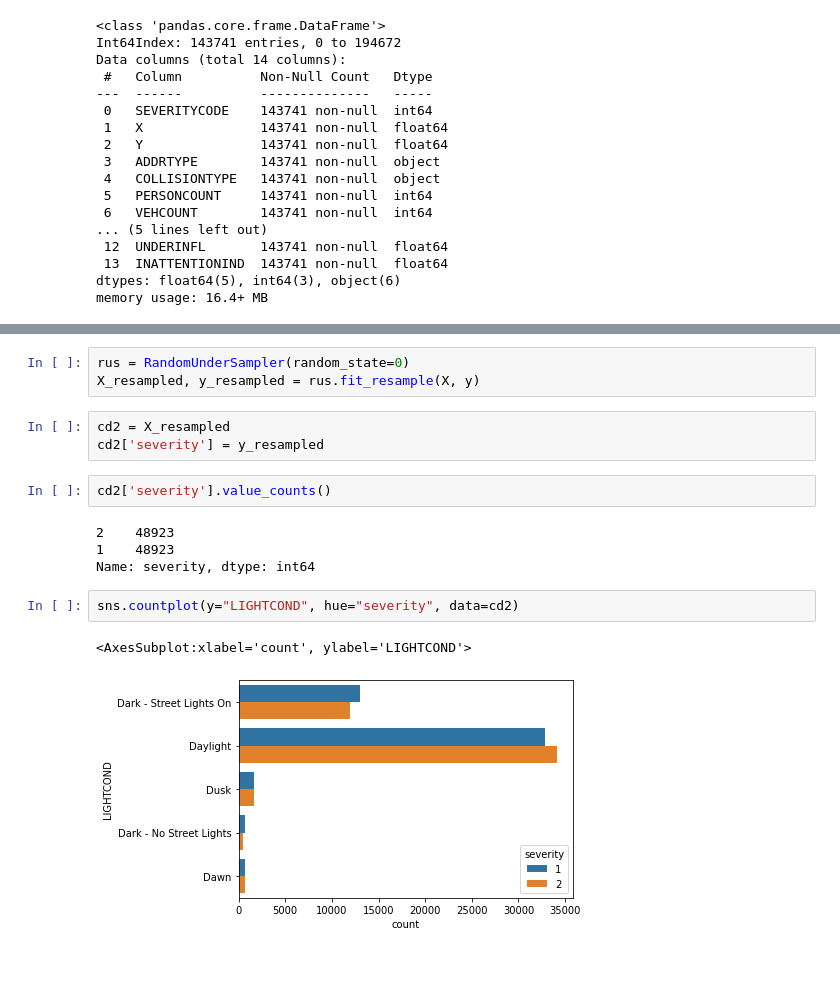
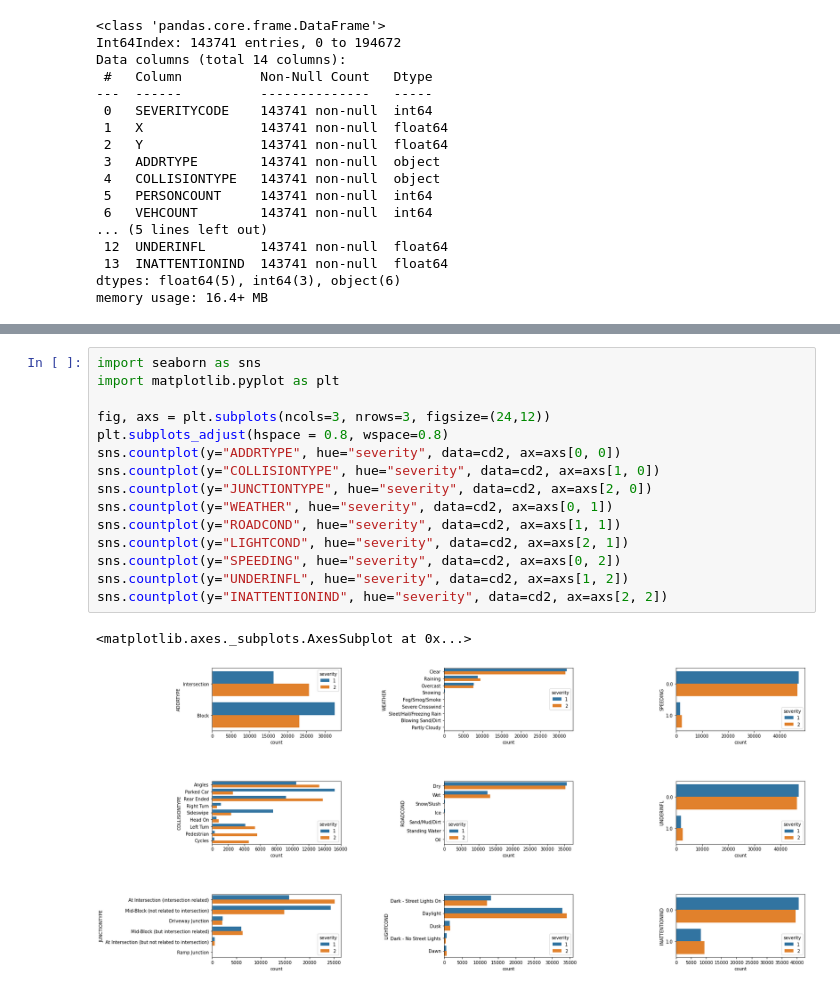
Before and after one commit to augustodn/Coursera_Capstone, a Jupyter notebook: DS-Coursera-Capstone.ipynb, the cells around one changed output, grey strips where cells are left out. Saved outputs shown, nothing was run; the diff lists cells and outputs as text; blank space fills up the shorter version.

Commit message:
Added graphics in a matrix view

```diff
--- a/DS-Coursera-Capstone.ipynb
+++ b/DS-Coursera-Capstone.ipynb
@@ -363,17 +203,18 @@ y = colData[['SEVERITYCODE']]
-# %%
-rus = RandomUnderSampler(random_state=0)
-X_resampled, y_resampled = rus.fit_resample(X, y)
-# %%
-cd2 = X_resampled
-cd2['severity'] = y_resampled
-# %%
-cd2['severity'].value_counts()
-# %% [output]
-2    48923
-1    48923
-Name: severity, dtype: int64
-# %%
-sns.countplot(y="LIGHTCOND", hue="severity", data=cd2)
-# %% [output]
-<AxesSubplot:xlabel='count', ylabel='LIGHTCOND'>
-[figure, removed]
+# %%
+import seaborn as sns
+import matplotlib.pyplot as plt
+
+fig, axs = plt.subplots(ncols=3, nrows=3, figsize=(24,12))
+plt.subplots_adjust(hspace = 0.8, wspace=0.8)
+sns.countplot(y="ADDRTYPE", hue="severity", data=cd2, ax=axs[0, 0])
+sns.countplot(y="COLLISIONTYPE", hue="severity", data=cd2, ax=axs[1, 0])
+sns.countplot(y="JUNCTIONTYPE", hue="severity", data=cd2, ax=axs[2, 0])
+sns.countplot(y="WEATHER", hue="severity", data=cd2, ax=axs[0, 1])
+sns.countplot(y="ROADCOND", hue="severity", data=cd2, ax=axs[1, 1])
+sns.countplot(y="LIGHTCOND", hue="severity", data=cd2, ax=axs[2, 1])
+sns.countplot(y="SPEEDING", hue="severity", data=cd2, ax=axs[0, 2])
+sns.countplot(y="UNDERINFL", hue="severity", data=cd2, ax=axs[1, 2])
+sns.countplot(y="INATTENTIONIND", hue="severity", data=cd2, ax=axs[2, 2])
+# %% [output]
+<matplotlib.axes._subplots.AxesSubplot at 0x...>
+[figure, added]
```
Also changed, not shown: parts of 19 cells of this notebook.
